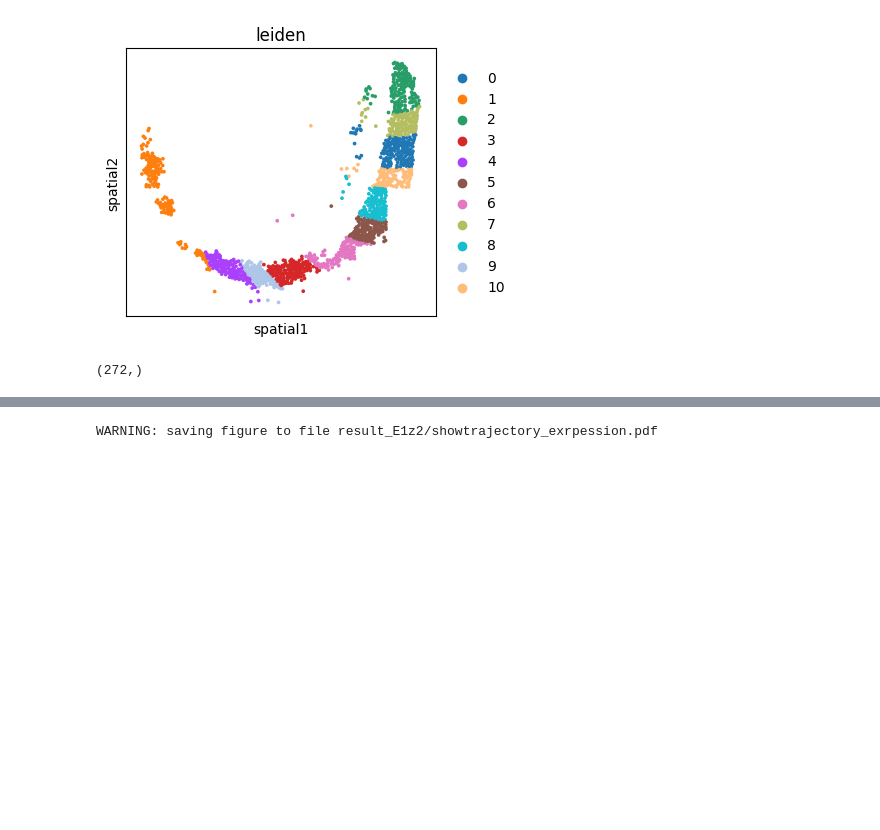
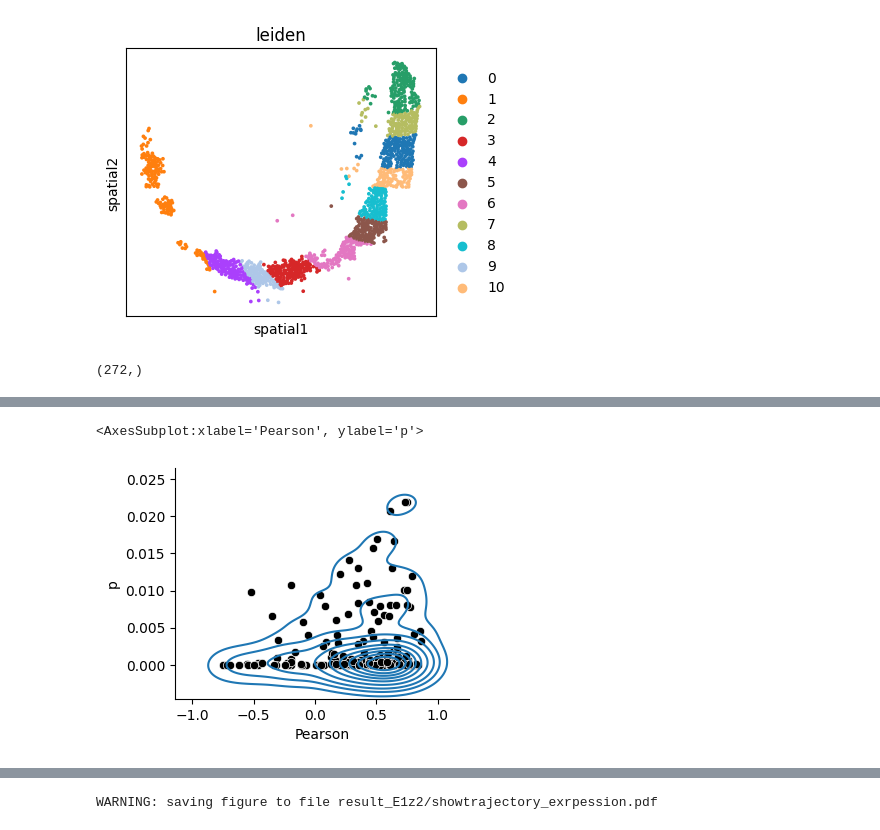
Before and after one commit to WhirlFirst/STEM, a Jupyter notebook: MouseEmbro1_STEM.ipynb, the cells around one changed output, grey strips where cells are left out. Drawn from its saved outputs; the diff is of its cells as text; code cells hidden in the pictures; blank space fills up the shorter version.

```diff
--- a/MouseEmbro1_STEM.ipynb
+++ b/MouseEmbro1_STEM.ipynb
@@ -253,0 +318,6 @@ sc.get.rank_genes_groups_df(saliadata,pval_cutoff =0.05,log2fc_min=0,group=None)
+# %%
+sns.scatterplot(data=corrdf,x='Pearson',y='p',color='black')
+sns.kdeplot(data=corrdf,x='Pearson',y='p')
+# %% [output]
+<AxesSubplot:xlabel='Pearson', ylabel='p'>
+[figure, added]
```
Also changed, not shown: parts of 28 cells of this notebook, 1 other file.
